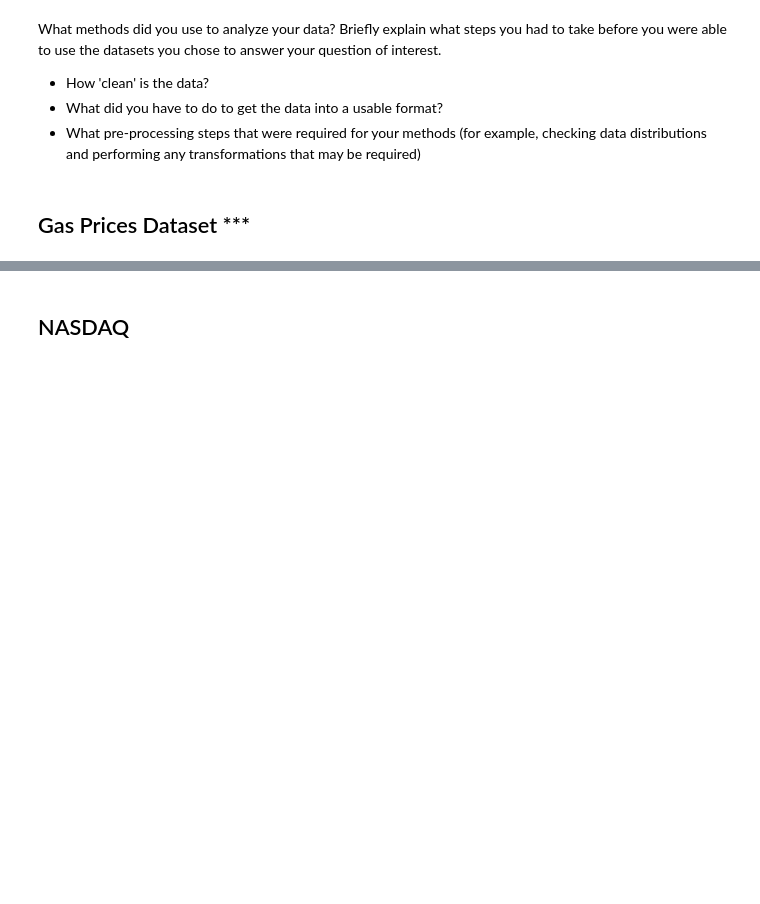
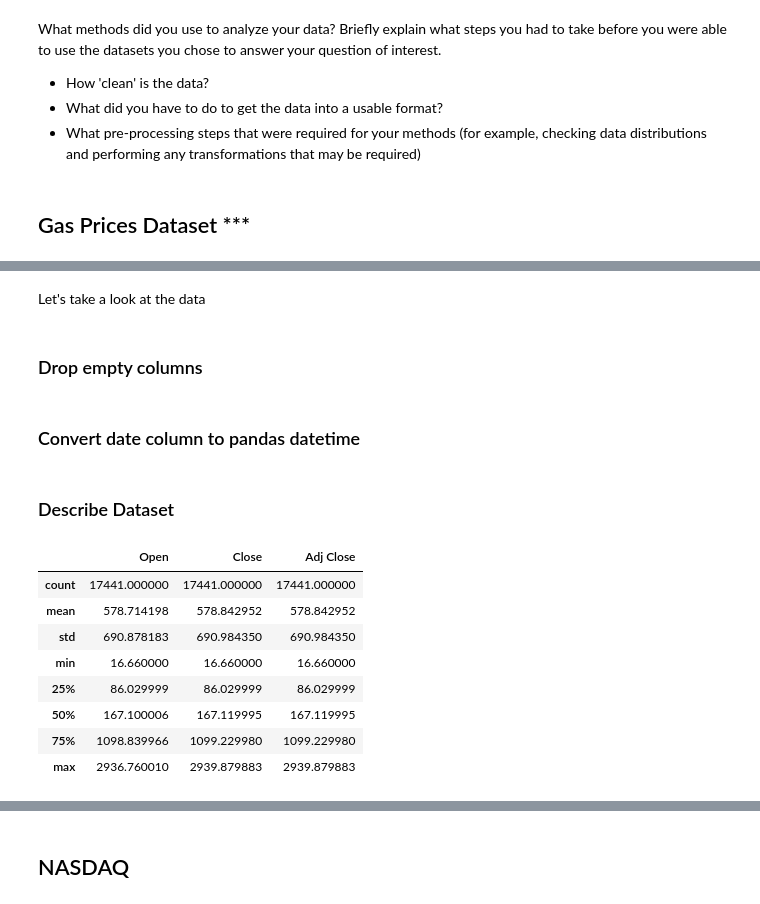
Before and after one commit to Allen-Z-4230/FutureGas, a Jupyter notebook: FinalProject.ipynb, the cells around one changed output, grey strips where cells are left out. Saved outputs shown, nothing was run; the diff lists cells and outputs as text; code cells hidden in the pictures; blank space fills up the shorter version.

```diff
--- a/FinalProject.ipynb
+++ b/FinalProject.ipynb
@@ -127,0 +143,4 @@ and performing any transformations that may be required)
+# %% [markdown]
+Let's take a look at the data
+# %% [markdown]
+### Drop empty columns
@@ -127,0 +160,2 @@ and performing any transformations that may be required)
+# %% [markdown]
+### Convert date column to pandas datetime
@@ -127,0 +164,14 @@ and performing any transformations that may be required)
+# %% [markdown]
+### Describe Dataset
+# %%
+df_sp500.describe()
+# %% [output]
+|  | Open | Close | Adj Close |
+| count | 17441.000000 | 17441.000000 | 17441.000000 |
+| mean | 578.714198 | 578.842952 | 578.842952 |
+| std | 690.878183 | 690.984350 | 690.984350 |
+| min | 16.660000 | 16.660000 | 16.660000 |
+| 25% | 86.029999 | 86.029999 | 86.029999 |
+| 50% | 167.100006 | 167.119995 | 167.119995 |
+| 75% | 1098.839966 | 1099.229980 | 1099.229980 |
+| max | 2936.760010 | 2939.879883 | 2939.879883 |
```
Also changed, not shown: parts of 19 cells of this notebook, 1 other file.
